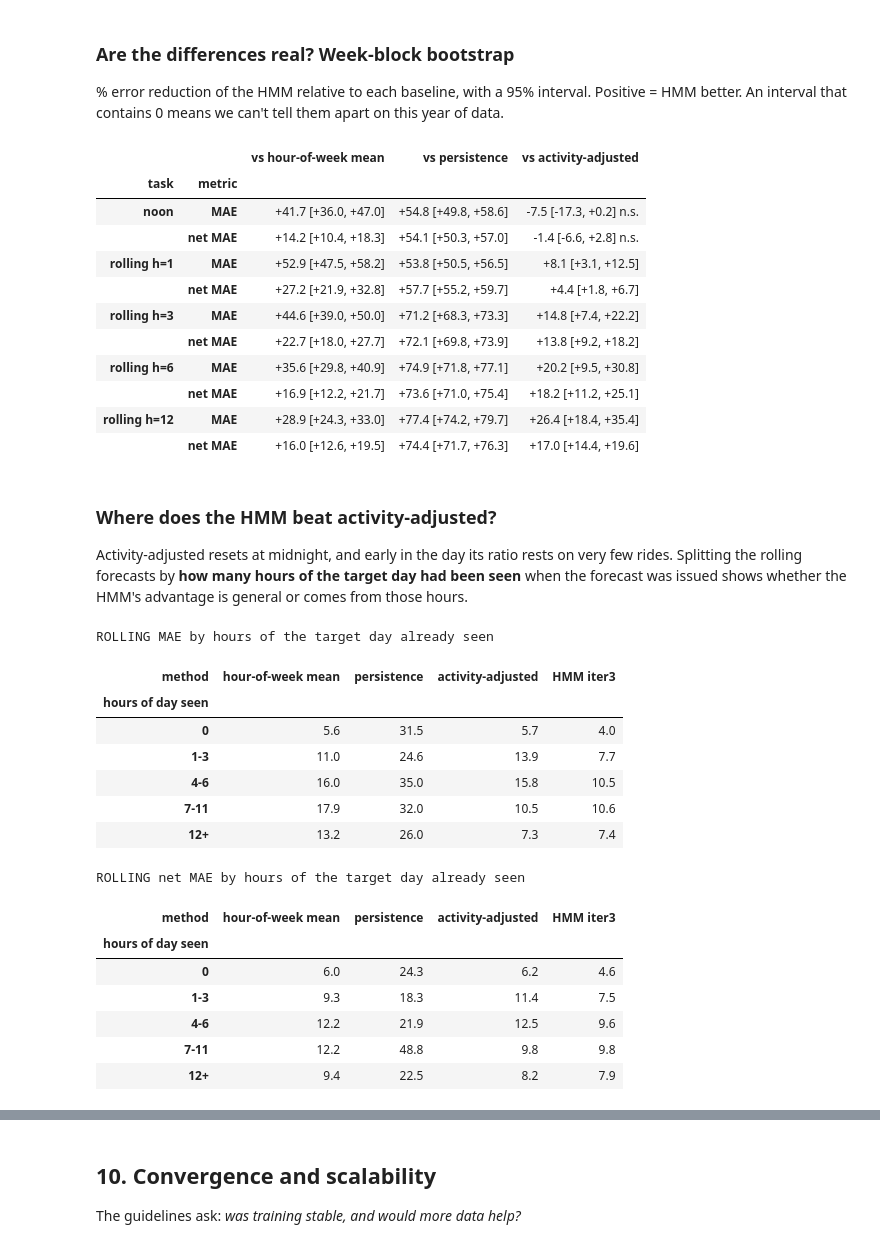
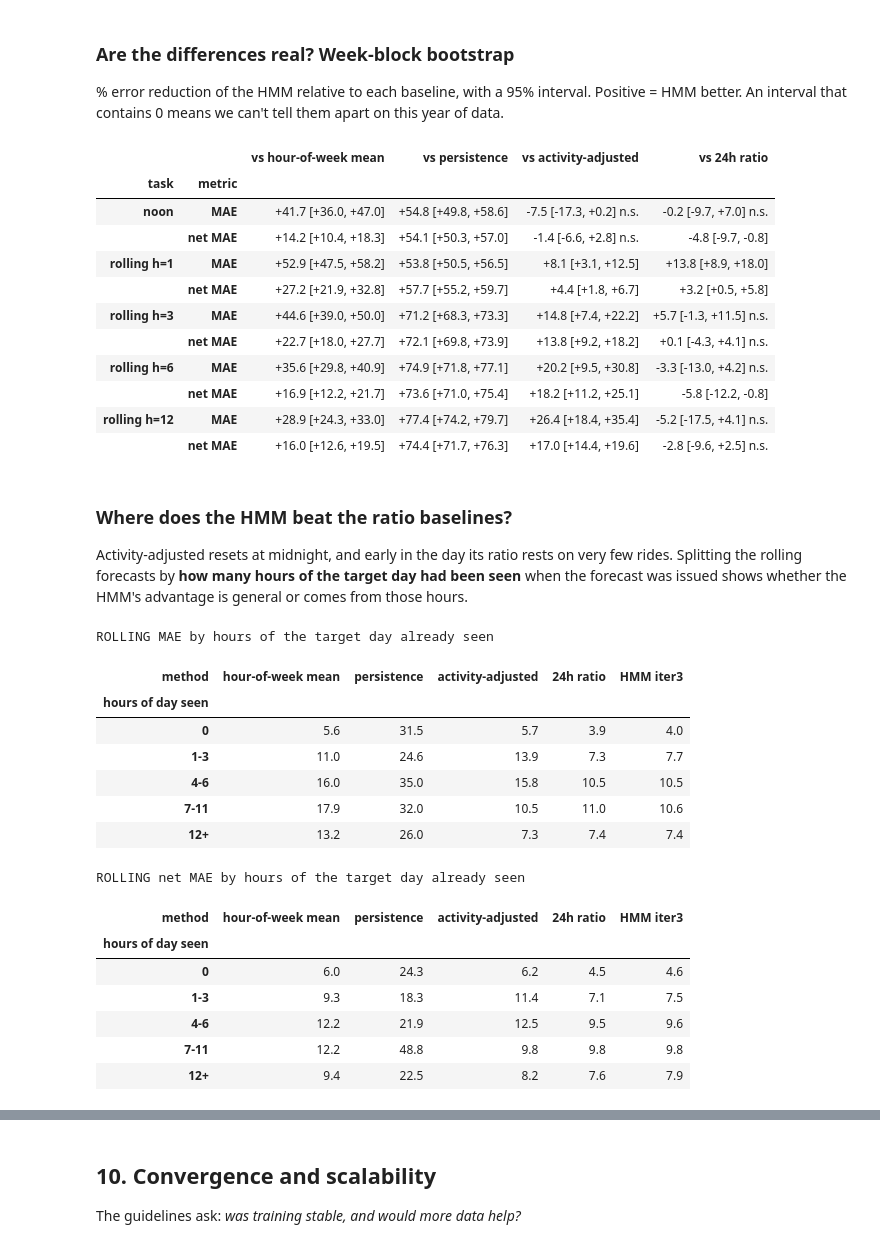
Before and after one commit to JonahS-Dev/Citi-Bike-HMM, a Jupyter notebook: citibike_hmm_iterations.ipynb, the cells around one changed output, grey strips where cells are left out. Cells and saved outputs as stored; diff of their text form; code cells hidden in the pictures.

```diff
--- a/citibike_hmm_iterations.ipynb
+++ b/citibike_hmm_iterations.ipynb
@@ -643,6 +644,14 @@ def activity_adjusted(X, h, train_mask, hours, ratio_cols=slice(None)):
     ratio = np.divide(ob, ex, out=np.ones_like(ob), where=(c > 0) & (ex > 0))
     return ratio[:, None] * prof[wk, hr]
 
+def ratio_24h(X, B, h, ratio_cols=slice(None)):
+    # Forecast for hour t made h hours earlier: clock baseline * (rides in the last 24 hours / usual rides in those hours).
+    X, B = np.asarray(X, float), np.asarray(B, float)
+    last24 = lambda A: pd.Series(A[:, ratio_cols].sum(1)).rolling(24).sum().shift(h).to_numpy()
+    ob, ex = last24(X), last24(B)
+    ratio = np.divide(ob, ex, out=np.full_like(ob, np.nan), where=ex > 0)      # NaN until a full 24 hours have been seen
+    return ratio[:, None] * B
+
 filt1, _ = forward_filter(poisson_log_emissions(X1.astype(float), m1.lambdas_), m1.startprob_, m1.transmat_)
 actual = targets(X2)
 
@@ -660,6 +669,7 @@ forecasters = {
     "hour-of-week mean": lambda h: targets(B_how),
     "persistence":       lambda h: targets(persistence(X2, h)),
     "activity-adjusted": lambda h: targets(activity_adjusted(X2, h, ~is_test, ALL_HOURS)),
+    "24h ratio":         lambda h: targets(ratio_24h(X2, B_how, h)),
     "HMM iter1 (counts)": lambda h: {"total": hmm_forecast(filt1, m1.transmat_, lambda P: P @ m1.lambdas_, h)[:, 0]},
     "HMM iter2 (composition)": lambda h: targets(hmm_forecast(filt2, m2.transmat_, lambda P: P @ m2.lambdas_, h)),
 }
@@ -1004,6 +1017,7 @@ built 12 folds in 17s
 # %%
-HMM_, HOW_, PER_, ACT_ = "HMM iter3", "hour-of-week mean", "persistence", "activity-adjusted"
-WF_METHODS = [HOW_, PER_, ACT_, HMM_]
+HMM_, HOW_, PER_, ACT_, R24_ = "HMM iter3", "hour-of-week mean", "persistence", "activity-adjusted", "24h ratio"
+WF_BASELINES = [HOW_, PER_, ACT_, R24_]
+WF_METHODS = WF_BASELINES + [HMM_]
 
 def run_fold(test, X, n_ues, n_mid):
     hours = pd.date_range((test - 12).start_time, (test + 1).start_time, freq="h", inclusive="left")
@@ -1026,7 +1040,7 @@ def run_fold(test, X, n_ues, n_mid):
     Y, te, rows = X[:, :2], np.flatnonzero(is_te & ~dst), []
     fit_days = is_tr & ~dst                                       # days used for the activity-adjusted profile
     for h in HORIZONS:
-        pred = {HOW_: B[te, :2], PER_: Y[te - h], ACT_: activity_adjusted(Y, h, fit_days, hours)[te],
+        pred = {HOW_: B[te, :2], PER_: Y[te - h], ACT_: activity_adjusted(Y, h, fit_days, hours)[te], R24_: ratio_24h(Y, B[:, :2], h)[te],
                 HMM_: (B[te] * (filt[te - h] @ np.linalg.matrix_power(m.transmat_, h) @ m.multipliers_))[:, :2]}
         for name, p in pred.items():
             d, hr = p - Y[te], hours[te]
@@ -1077,7 +1091,7 @@ def table(df, by):
     return df.groupby(["method", *by])[["abs", "sq", "net", "pred", "actual"]].apply(metrics)
 
 t = table(noon, []).loc[WF_METHODS]
-for b in WF_METHODS[:3]:
+for b in WF_BASELINES:
     t[f"MAE vs {b}"] = 100 * (1 - t["MAE"] / t.loc[b, "MAE"])
 print(f"NOON (mean actual {noon[noon.method == HMM_].actual.mean() / 2:.0f} rides per hour and direction)"); display(t.round(1))
 
@@ -1184,31 +1202,31 @@ months won: {'HMM iter3': 10, 'activity-adjusted': 2}
 # %%
 def boot(df, base, col, reps=4000):
     w = df[df.method.isin([HMM_, base])].groupby(["week", "method"])[col].sum().unstack()
     a, b = w[HMM_].to_numpy(), w[base].to_numpy()
     idx = np.random.default_rng(SEED).integers(0, len(w), (reps, len(w)))
     lo, hi = np.percentile(100 * (1 - a[idx].sum(1) / b[idx].sum(1)), [2.5, 97.5])
     return f"{100 * (1 - a.sum() / b.sum()):+.1f} [{lo:+.1f}, {hi:+.1f}]" + ("" if lo > 0 or hi < 0 else " n.s.")
 
 rows = []
 for task, df in {"noon": noon, **{f"rolling h={h}": wf[wf.h == h] for h in (1, 3, 6, 12)}}.items():
     for label, col in [("MAE", "abs"), ("net MAE", "net")]:
-        rows.append({"task": task, "metric": label, **{f"vs {b}": boot(df, b, col) for b in WF_METHODS[:3]}})
+        rows.append({"task": task, "metric": label, **{f"vs {b}": boot(df, b, col) for b in WF_BASELINES}})
 display(pd.DataFrame(rows).set_index(["task", "metric"]))
 # %% [output]
-|  |  | vs hour-of-week mean | vs persistence | vs activity-adjusted |
-| task | metric |  |  |  |
-| noon | MAE | +41.7 [+36.0, +47.0] | +54.8 [+49.8, +58.6] | -7.5 [-17.3, +0.2] n.s. |
-|  | net MAE | +14.2 [+10.4, +18.3] | +54.1 [+50.3, +57.0] | -1.4 [-6.6, +2.8] n.s. |
-| rolling h=1 | MAE | +52.9 [+47.5, +58.2] | +53.8 [+50.5, +56.5] | +8.1 [+3.1, +12.5] |
-|  | net MAE | +27.2 [+21.9, +32.8] | +57.7 [+55.2, +59.7] | +4.4 [+1.8, +6.7] |
-| rolling h=3 | MAE | +44.6 [+39.0, +50.0] | +71.2 [+68.3, +73.3] | +14.8 [+7.4, +22.2] |
-|  | net MAE | +22.7 [+18.0, +27.7] | +72.1 [+69.8, +73.9] | +13.8 [+9.2, +18.2] |
-| rolling h=6 | MAE | +35.6 [+29.8, +40.9] | +74.9 [+71.8, +77.1] | +20.2 [+9.5, +30.8] |
-|  | net MAE | +16.9 [+12.2, +21.7] | +73.6 [+71.0, +75.4] | +18.2 [+11.2, +25.1] |
-| rolling h=12 | MAE | +28.9 [+24.3, +33.0] | +77.4 [+74.2, +79.7] | +26.4 [+18.4, +35.4] |
-|  | net MAE | +16.0 [+12.6, +19.5] | +74.4 [+71.7, +76.3] | +17.0 [+14.4, +19.6] |
+|  |  | vs hour-of-week mean | vs persistence | vs activity-adjusted | vs 24h ratio |
+| task | metric |  |  |  |  |
+| noon | MAE | +41.7 [+36.0, +47.0] | +54.8 [+49.8, +58.6] | -7.5 [-17.3, +0.2] n.s. | -0.2 [-9.7, +7.0] n.s. |
+|  | net MAE | +14.2 [+10.4, +18.3] | +54.1 [+50.3, +57.0] | -1.4 [-6.6, +2.8] n.s. | -4.8 [-9.7, -0.8] |
+| rolling h=1 | MAE | +52.9 [+47.5, +58.2] | +53.8 [+50.5, +56.5] | +8.1 [+3.1, +12.5] | +13.8 [+8.9, +18.0] |
+|  | net MAE | +27.2 [+21.9, +32.8] | +57.7 [+55.2, +59.7] | +4.4 [+1.8, +6.7] | +3.2 [+0.5, +5.8] |
+| rolling h=3 | MAE | +44.6 [+39.0, +50.0] | +71.2 [+68.3, +73.3] | +14.8 [+7.4, +22.2] | +5.7 [-1.3, +11.5] n.s. |
+|  | net MAE | +22.7 [+18.0, +27.7] | +72.1 [+69.8, +73.9] | +13.8 [+9.2, +18.2] | +0.1 [-4.3, +4.1] n.s. |
+| rolling h=6 | MAE | +35.6 [+29.8, +40.9] | +74.9 [+71.8, +77.1] | +20.2 [+9.5, +30.8] | -3.3 [-13.0, +4.2] n.s. |
+|  | net MAE | +16.9 [+12.2, +21.7] | +73.6 [+71.0, +75.4] | +18.2 [+11.2, +25.1] | -5.8 [-12.2, -0.8] |
+| rolling h=12 | MAE | +28.9 [+24.3, +33.0] | +77.4 [+74.2, +79.7] | +26.4 [+18.4, +35.4] | -5.2 [-17.5, +4.1] n.s. |
+|  | net MAE | +16.0 [+12.6, +19.5] | +74.4 [+71.7, +76.3] | +17.0 [+14.4, +19.6] | -2.8 [-9.6, +2.5] n.s. |
 # %% [markdown]
-### Where does the HMM beat activity-adjusted?
+### Where does the HMM beat the ratio baselines?
 Activity-adjusted resets at midnight, and early in the day its ratio rests on very few rides. Splitting the rolling forecasts by **how many hours of the target day had been seen** when the forecast was issued shows whether the HMM's advantage is general or comes from those hours.
 # %%
 seen = (wf.time.dt.hour - wf.h + 1).clip(lower=0)
@@ -1218,21 +1236,21 @@ for col, label in [("abs", "MAE"), ("net", "net MAE")]:
     print(f"ROLLING {label} by hours of the target day already seen"); display(by_seen[col].unstack("method")[WF_METHODS].round(1))
 # %% [output]
 ROLLING MAE by hours of the target day already seen
-| method | hour-of-week mean | persistence | activity-adjusted | HMM iter3 |
-| hours of day seen |  |  |  |  |
-| 0 | 5.6 | 31.5 | 5.7 | 4.0 |
-| 1-3 | 11.0 | 24.6 | 13.9 | 7.7 |
-| 4-6 | 16.0 | 35.0 | 15.8 | 10.5 |
-| 7-11 | 17.9 | 32.0 | 10.5 | 10.6 |
-| 12+ | 13.2 | 26.0 | 7.3 | 7.4 |
+| method | hour-of-week mean | persistence | activity-adjusted | 24h ratio | HMM iter3 |
+| hours of day seen |  |  |  |  |  |
+| 0 | 5.6 | 31.5 | 5.7 | 3.9 | 4.0 |
+| 1-3 | 11.0 | 24.6 | 13.9 | 7.3 | 7.7 |
+| 4-6 | 16.0 | 35.0 | 15.8 | 10.5 | 10.5 |
+| 7-11 | 17.9 | 32.0 | 10.5 | 11.0 | 10.6 |
+| 12+ | 13.2 | 26.0 | 7.3 | 7.4 | 7.4 |
 ROLLING net MAE by hours of the target day already seen
-| method | hour-of-week mean | persistence | activity-adjusted | HMM iter3 |
-| hours of day seen |  |  |  |  |
-| 0 | 6.0 | 24.3 | 6.2 | 4.6 |
-| 1-3 | 9.3 | 18.3 | 11.4 | 7.5 |
-| 4-6 | 12.2 | 21.9 | 12.5 | 9.6 |
-| 7-11 | 12.2 | 48.8 | 9.8 | 9.8 |
-| 12+ | 9.4 | 22.5 | 8.2 | 7.9 |
+| method | hour-of-week mean | persistence | activity-adjusted | 24h ratio | HMM iter3 |
+| hours of day seen |  |  |  |  |  |
+| 0 | 6.0 | 24.3 | 6.2 | 4.5 | 4.6 |
+| 1-3 | 9.3 | 18.3 | 11.4 | 7.1 | 7.5 |
+| 4-6 | 12.2 | 21.9 | 12.5 | 9.5 | 9.6 |
+| 7-11 | 12.2 | 48.8 | 9.8 | 9.8 | 9.8 |
+| 12+ | 9.4 | 22.5 | 8.2 | 7.6 | 7.9 |
 # %% [markdown]
 ### Reading the full-year results
 * **Hour-of-week mean and persistence:** the HMM beats both at every horizon shown and at noon, and every interval excludes 0. Its total-count error is 29-53% below the hour-of-week mean.
```
Also changed, not shown: parts of 17 cells of this notebook.
